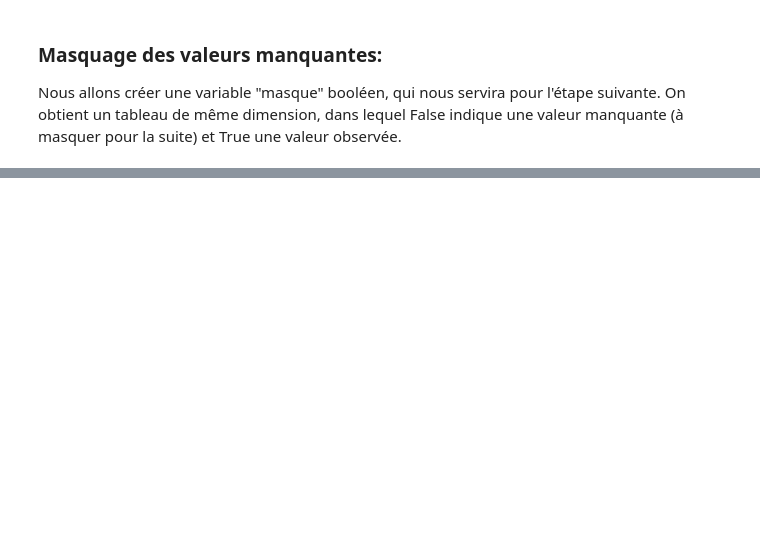
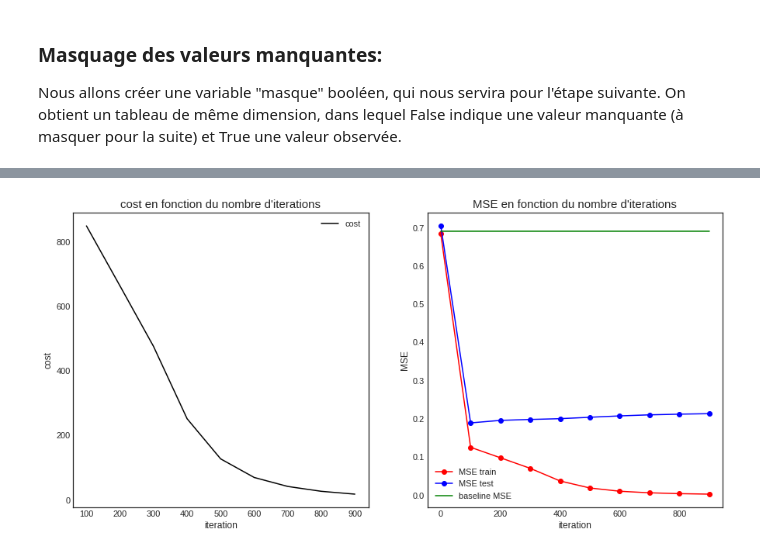
Before and after one commit to ismaelbonneau/movie_recommender, a Jupyter notebook: collaborative_filtering_1.ipynb, the cells around one changed output, grey strips where cells are left out. Saved outputs shown, nothing was run; the diff lists cells and outputs as text; code cells hidden in the pictures; blank space fills up the shorter version.

```diff
--- a/collaborative_filtering_1.ipynb
+++ b/collaborative_filtering_1.ipynb
@@ -149,2 +181,5 @@ df = df.transpose()
+# %%
+#dataframe préparé à l'avance pour gagner du temps
+df = pd.read_csv("userratingstruncated.csv")
 # %% [markdown]
 <img src="images/distribution_notes_apresfiltrage.png" />
@@ -208,40 +283,31 @@ import tensorflow as tf #ou n'importe quel autre framework de DL
 # %%
+#moyenne item
+baseline = tf.constant(np.tile(np.array(df.mean(axis=0)),(1423,1)))
+
 #latent factors
-k = 15
+k = 50
 shape = df.shape
 
-#biais global: moyenne de toutes les notes
-b = tf.constant(df.T.stack().values.mean(), name='bias')
-
-#biais utilisateur: vecteur de dimension (m, 1)
-#initialisé avec la moyenne des notes de chaque utilisateur
-bU = tf.Variable(df.mean(axis=1).values.astype(np.float64).T.reshape(-1,1), name="bU")
-
-#biais item: vecteur de dimension (1, n)
-#initialisé avec la moyenne des notes de chaque item
-bI = tf.Variable(df.mean(axis=0).values.reshape(-1,1).T, name="bI")
-
 #constante: la matrice R à reconstituer entièrement
-R = tf.constant(df.values / 10) #divisée par 10 pour obtenir des notes entre 0 et 1
+R = tf.constant(df.values) #divisée par 10 pour obtenir des notes entre 0 et 1
 
 #variable tensorflow masque
-mask_tf = tf.Variable(mask.values)
+mask_tf_train = tf.Variable(train)
+mask_tf_test = tf.Variable(test)
 
 #variables tensorflow
 #U et I initialisés selon une loi normale et normalisés en divisant par k
-U = tf.Variable(np.random.normal(scale=1./k, size=(shape[0], k)).astype(np.float64), name="U")
-I = tf.Variable(np.random.normal(scale=1./k, size=(k, shape[1])).astype(np.float64), name="I")
+U = tf.Variable(np.abs(np.random.normal(scale=1./k, size=(shape[0], k)).astype(np.float64)), name="U")
+I = tf.Variable(np.abs(np.random.normal(scale=1./k, size=(k, shape[1])).astype(np.float64)), name="I")
 
-R_pred = bU + bI #biais user + biais item
-R_pred += tf.matmul(U, I) #embeddings
-R_pred += b #biais global
+R_pred = tf.matmul(U, I) #embeddings
 
 #beta: paramètre de regularization
-beta = tf.constant(0.05, dtype=tf.float64, name="beta")
+beta = tf.constant(0.0001, dtype=tf.float64, name="beta")
 regularizer = beta * (tf.reduce_sum(tf.square(U)) + tf.reduce_sum(tf.square(I)))
 
 #cout de l'algo NMF, norme matricielle de R - R_pred
-cost = tf.reduce_sum(tf.pow(tf.boolean_mask(R, mask_tf) - tf.boolean_mask(R_pred, mask_tf), 2))
+cost = tf.reduce_sum(tf.square(tf.boolean_mask(R, mask_tf_train) - tf.boolean_mask(R_pred, mask_tf_train)))
 cost += regularizer
 
 #contraintes de non-négativité de U et I
@@ -249,28 +315,57 @@ clip_U = U.assign(tf.maximum(tf.zeros_like(U), U))
 clip_I = I.assign(tf.maximum(tf.zeros_like(I), I))
 clip = tf.group(clip_U, clip_I)
 
+#erreur MSE train
+mse_train = tf.reduce_mean(tf.square(tf.boolean_mask(R_pred, mask_tf_train) - tf.boolean_mask(R, mask_tf_train)), name="mse_train")
+mse_test = tf.reduce_mean(tf.square(tf.boolean_mask(R_pred, mask_tf_test) - tf.boolean_mask(R, mask_tf_test)), name="mse_test")
+
+#baseline MSE test
+baselineMSE = tf.reduce_mean(tf.square(tf.boolean_mask(baseline, mask_tf_test) - tf.boolean_mask(R, mask_tf_test)))
+
 alpha = 0.001 #learning rate
 global_step = tf.Variable(0, trainable=False)
-learning_rate = tf.train.exponential_decay(alpha, global_step, 10000, 0.96, staircase=True)
 
-optimizer = tf.train.GradientDescentOptimizer(alpha).minimize(cost, global_step=global_step)
+optimizer = tf.train.AdamOptimizer(alpha).minimize(cost, global_step=global_step)
 
-steps = 10000
+steps = 1000
 costs = []
-mses = []
+mses_train = []
+mses_test = []
 
 sess = tf.Session()
 sess.run(tf.initialize_all_variables())
 for i in range(steps):
     sess.run(optimizer)
     sess.run(clip)
-    if i%1000==0:
-        prout = sess.run(cost)
-        print("cost: %f" % prout)
-        costs.append((i, prout))
+    if i%100==0:
+        cst = sess.run(cost)
+        msetrain = sess.run(mse_train)
+        msetest = sess.run(mse_test)
+        costs.append((i, cst))
+        mses_train.append((i, msetrain))
+        mses_test.append((i, msetest))
+
 
 learnt_U = sess.run(U)
 learnt_I = sess.run(I)
-learnt_bU = sess.run(bU)
-learnt_bI = sess.run(bI)
+msebaseline = sess.run(baselineMSE)
+sess.close()
+
+plt.figure(figsize=(15,7))
+plt.subplot(1,2, 1)
+plt.title("cost en fonction du nombre d'iterations", fontsize=15)
+plt.xlabel("iteration")
+plt.ylabel("cost")
+plt.plot([a for a,b in costs[1:]], [b for a,b in costs[1:]], color="black", label="cost")
+plt.legend()
+
+plt.subplot(1,2, 2)
+plt.title("MSE en fonction du nombre d'iterations", fontsize=15)
+plt.xlabel("iteration")
+plt.ylabel("MSE")
+plt.plot([a for a,b in mses_train], [b for a,b in mses_train], marker="o", color="red", label="MSE train")
+plt.plot([a for a,b in mses_test], [b for a,b in mses_test], marker="o",color="blue", label="MSE test")
+plt.plot([a for a,b in mses_test], [msebaseline]*len(mses_train), color="green", label="baseline MSE")
+plt.legend()
+plt.show()
 # %% [output]
@@ -286,0 +372 @@ cost: 84.100412
+[figure, added]
```
Also changed, not shown: parts of 57 cells of this notebook, 38 other files.
